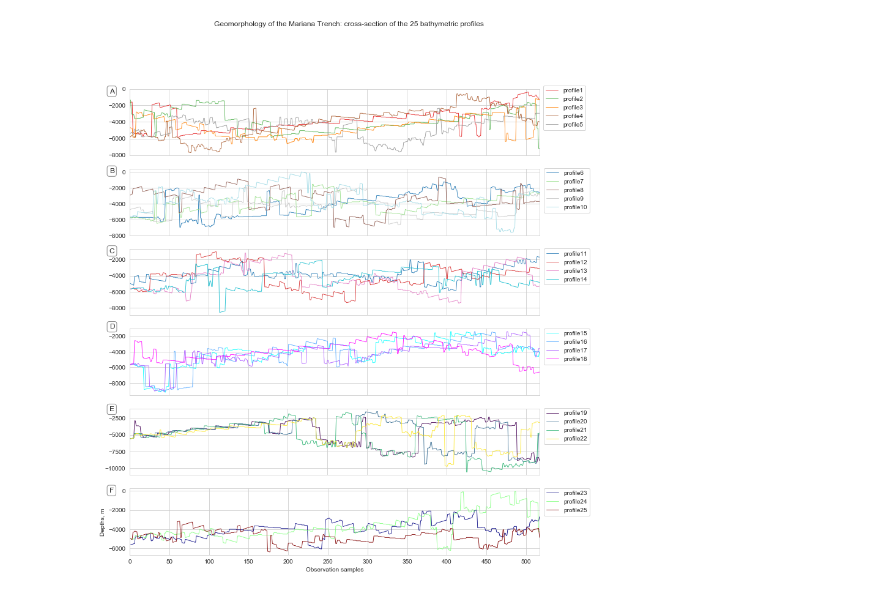
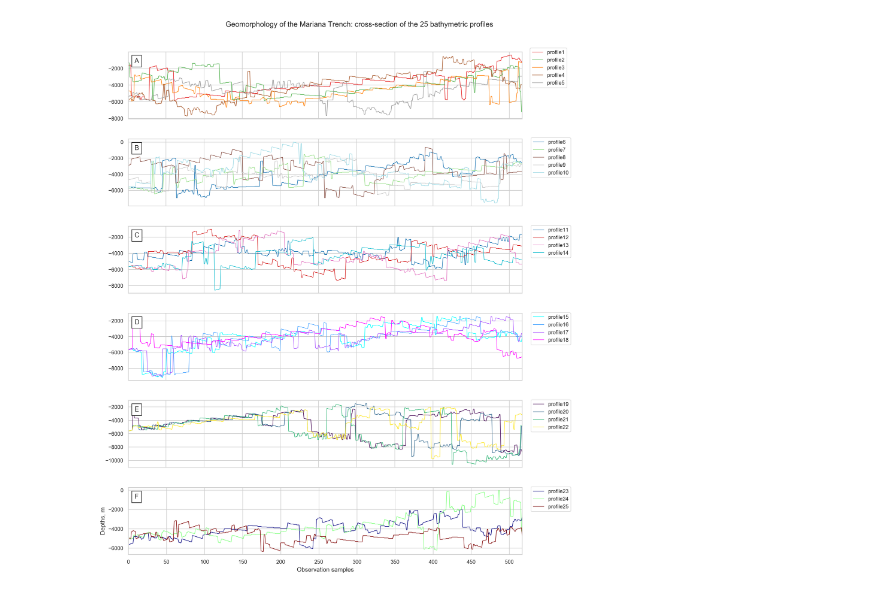
Before and after one commit to paulinelemenkova/Python-script-036-Dot-Plot, a Jupyter notebook: Script-036-Line-Plot.ipynb, the cells around one changed output. Drawn from its saved outputs; the diff is of its cells as text; code cells hidden in the pictures.

```diff
--- a/Script-036-Line-Plot.ipynb
+++ b/Script-036-Line-Plot.ipynb
@@ -1,66 +1,84 @@
 # %%
+#!/usr/bin/env python
+# coding: utf-8
+import os
 import numpy as np
+import pandas as pd
 from matplotlib import pyplot as plt
 from matplotlib import cm
-import pandas as pd
+import matplotlib.artist as martist
+from matplotlib.offsetbox import AnchoredText
 import seaborn as sns
-import os
+
 sns.set_style('whitegrid')
+sns.set_context("paper")
 
 os.chdir('/Users/pauline/Documents/Python')
 df = pd.read_csv("Tab-Bathy.csv")
-#df
 
-fig, axes = plt.subplots(6, 1, figsize=(12,14), sharex=True, sharey=False)
+fig, axes = plt.subplots(6, 1, figsize=(12,14), sharex=True, sharey=False, dpi=300)
 plt.suptitle('Geomorphology of the Mariana Trench: cross-section of the 25 bathymetric profiles',
-             x=0.54, y=.99, fontsize=12)
+             x=0.54, y=.95, fontsize=12)
 
+def add_at(axes, t, loc=2):
+    fp = dict(size=11)
+    _at = AnchoredText(t, loc=loc, prop=fp)
+    axes.add_artist(_at)
+    return _at
+
+# subplot 1
 fig = df.plot(x='observ', y=['profile1', 'profile2', 'profile3', 'profile4', 'profile5'],
               linestyle='-', linewidth='.8', cmap=cm.Set1, ax=axes[0])
-axes[0].annotate('A', xy=(-.05, .94), xycoords="axes fraction", fontsize=12,
-           bbox=dict(boxstyle='round, pad=0.3', fc='w', edgecolor='grey', linewidth=1, alpha=0.9))
 axes[0].legend(loc='upper right', bbox_to_anchor=(1.12, 1.1),
           ncol=1, fancybox=True, shadow=False)
+add_at(axes[0], "A")
 
+# subplot 2
 fig = df.plot(x='observ', y=[ 'profile6', 'profile7', 'profile8', 'profile9', 'profile10'],
               linestyle='-', linewidth='.8', cmap=cm.tab20, ax=axes[1])
-axes[1].annotate('B', xy=(-.05, .94), xycoords="axes fraction", fontsize=12,
-           bbox=dict(boxstyle='round, pad=0.3', fc='w', edgecolor='grey', linewidth=1, alpha=0.9))
 axes[1].legend(loc='upper right', bbox_to_anchor=(1.13, 1.06),
           ncol=1, fancybox=True, shadow=False)
+add_at(axes[1], "B")
 
+# subplot 3
 fig = df.plot(x='observ', y=['profile11', 'profile12', 'profile13', 'profile14',],
               linestyle='-', linewidth='.8', cmap=cm.tab10, ax=axes[2])
-axes[2].annotate('C', xy=(-.05, .94), xycoords="axes fraction", fontsize=12,
-           bbox=dict(boxstyle='round, pad=0.3', fc='w', edgecolor='grey', linewidth=1, alpha=0.9))
 axes[2].legend(loc='upper right', bbox_to_anchor=(1.13, 1.05),
           ncol=1, fancybox=True, shadow=False)
+add_at(axes[2], "C")
 
+# subplot 4
 fig = df.plot(x='observ', y=['profile15', 'profile16', 'profile17', 'profile18'],
               linestyle='-', linewidth='.8', cmap=cm.cool, ax=axes[3])
-axes[3].annotate('D', xy=(-.05, 1.0), xycoords="axes fraction", fontsize=12,
-           bbox=dict(boxstyle='round, pad=0.3', fc='w', edgecolor='grey', linewidth=1, alpha=0.9))
 axes[3].legend(loc='upper right', bbox_to_anchor=(1.13, 1.05),
           ncol=1, fancybox=True, shadow=False)
+add_at(axes[3], "D")
 
+# subplot 5
 fig = df.plot(x='observ', y=['profile19', 'profile20', 'profile21', 'profile22',],
               linestyle='-', linewidth='.8', cmap=cm.viridis, ax=axes[4])
-axes[4].annotate('E', xy=(-.05, .96), xycoords="axes fraction", fontsize=12,
-           bbox=dict(boxstyle='round, pad=0.3', fc='w', edgecolor='grey', linewidth=1, alpha=0.9))
 axes[4].legend(loc='upper right', bbox_to_anchor=(1.13, 1.05),
           ncol=1, fancybox=True, shadow=False)
+add_at(axes[4], "E")
 
+# subplot 6
 fig = df.plot(x='observ', y=['profile23', 'profile24', 'profile25'],
               linestyle='-', linewidth='.8', cmap=cm.jet, ax=axes[5])
-axes[5].annotate('F', xy=(-.05, .94), xycoords="axes fraction", fontsize=12,
-           bbox=dict(boxstyle='round, pad=0.3', fc='w', edgecolor='grey', linewidth=1, alpha=0.9))
 axes[5].legend(loc='upper right', bbox_to_anchor=(1.13, 1.05),
           ncol=1, fancybox=True, shadow=False)
+add_at(axes[5], "F")
 
 plt.xticks(np.arange(0, 518, step=50))
-
 plt.xlabel('Observation samples', fontsize=10, fontfamily='sans-serif')
 plt.ylabel('Depths, m', fontsize=10, fontfamily='sans-serif')
+
+# visualizing and saving
+plt.tight_layout()
+plt.subplots_adjust(top=0.90, bottom=0.08,
+                    left=0.10, right=0.85,
+                    hspace=0.3, wspace=0.3
+                    )
+plt.savefig('plot_LinePlot.png', dpi=300)
 plt.show()
 # %% [output]
-[figure, old version]
+[figure, new version]
```
Also changed, not shown: 1 other file.
